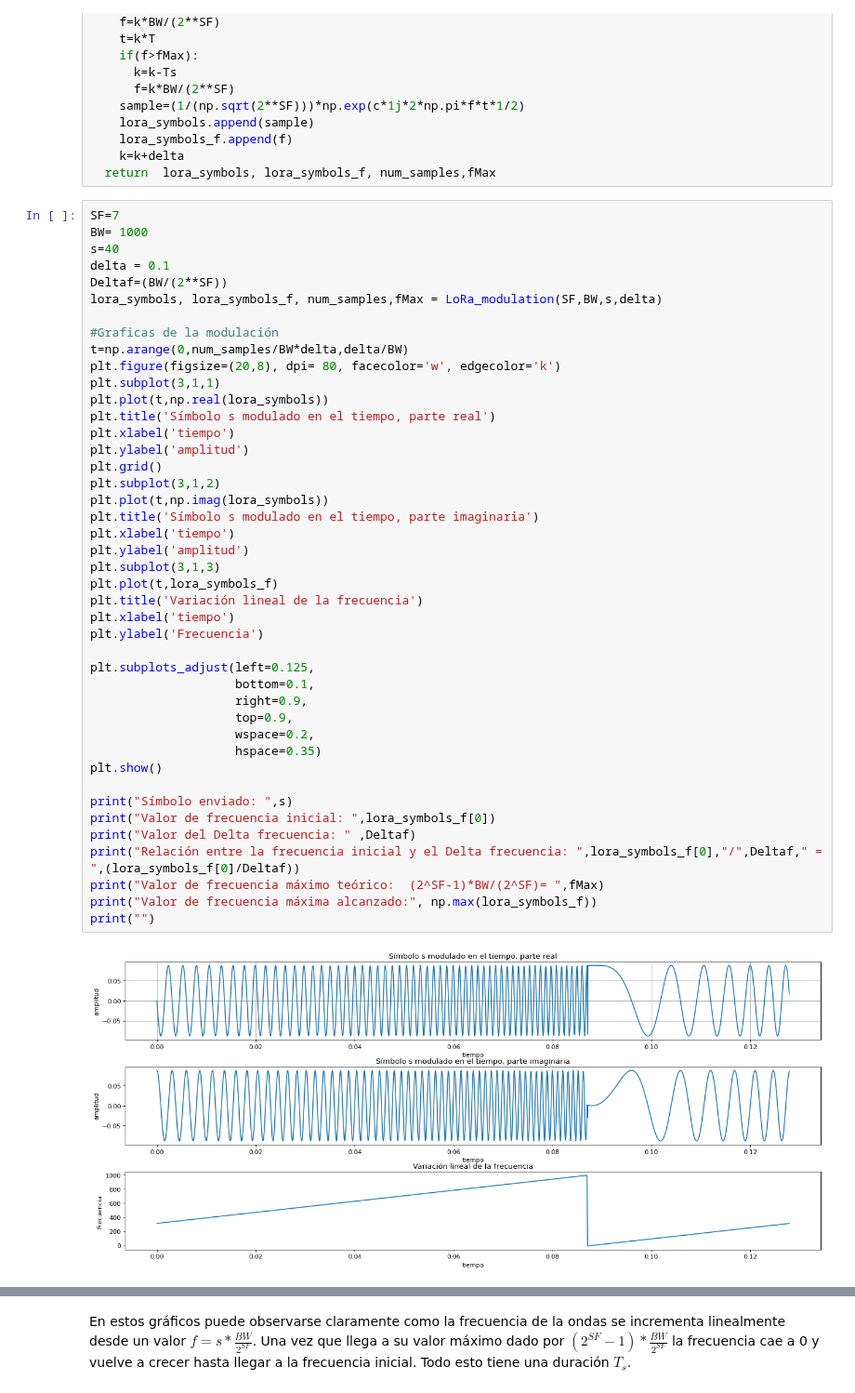
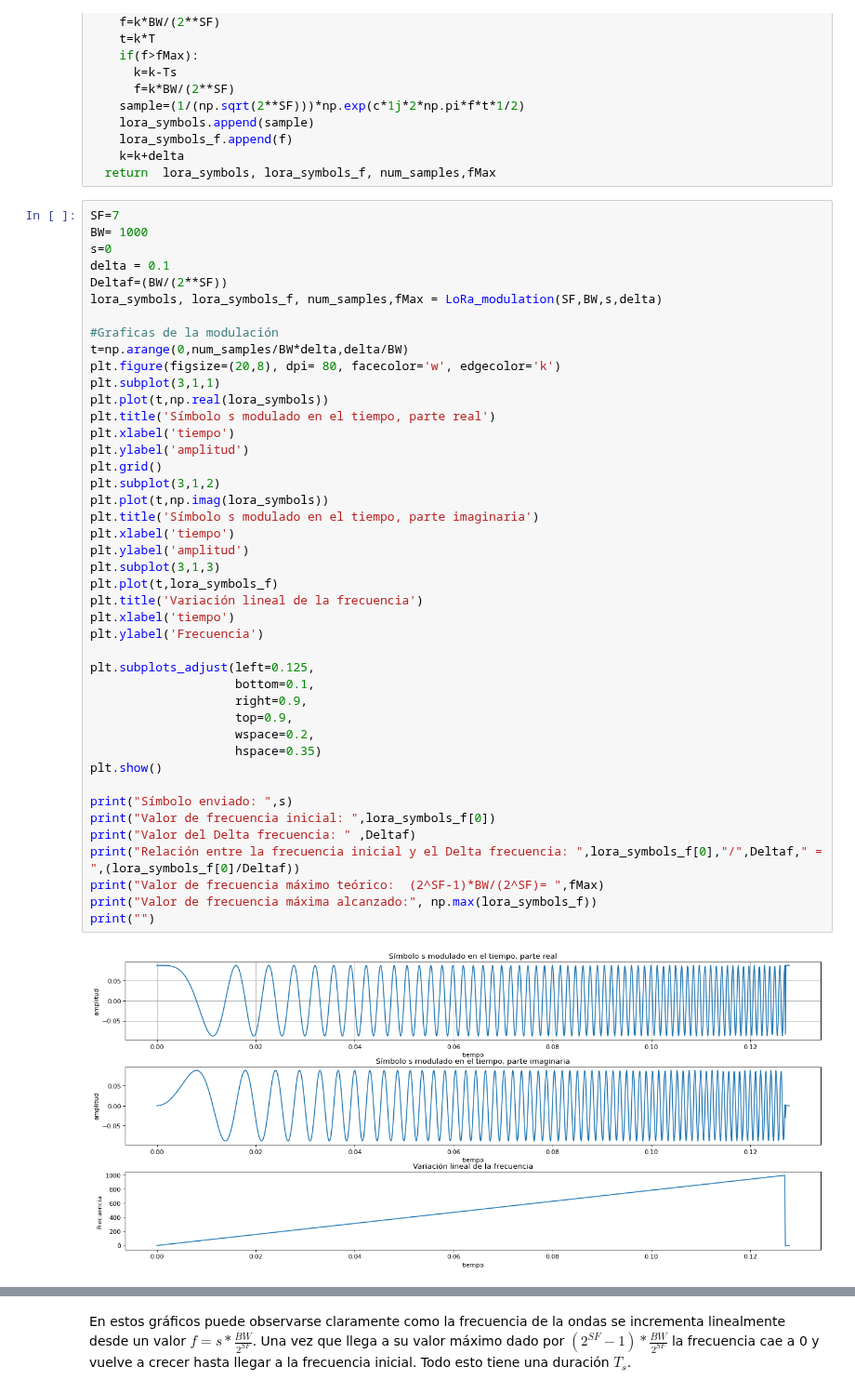
Before and after one commit to nicopinera/com-dig, a Jupyter notebook: Documentacion/Extra/LoRa Modulation.ipynb, the cells around one changed output, grey strips where cells are left out. Shown at 93% size. Drawn from its saved outputs; the diff is of its cells as text.

```diff
--- a/Documentacion/Extra/LoRa Modulation.ipynb
+++ b/Documentacion/Extra/LoRa Modulation.ipynb
@@ -71,7 +71,7 @@ def LoRa_modulation(SF, BW, s,delta,c=1):
 # %%
 SF=7
 BW= 1000
-s=40
+s=0
 delta = 0.1
 Deltaf=(BW/(2**SF))
 lora_symbols, lora_symbols_f, num_samples,fMax = LoRa_modulation(SF,BW,s,delta)
@@ -85,31 +85,31 @@ plt.title('Símbolo s modulado en el tiempo, parte real')
 plt.xlabel('tiempo')
 plt.ylabel('amplitud')
 plt.grid()
 plt.subplot(3,1,2)
 plt.plot(t,np.imag(lora_symbols))
 plt.title('Símbolo s modulado en el tiempo, parte imaginaria')
 plt.xlabel('tiempo')
 plt.ylabel('amplitud')
 plt.subplot(3,1,3)
 plt.plot(t,lora_symbols_f)
 plt.title('Variación lineal de la frecuencia')
 plt.xlabel('tiempo')
 plt.ylabel('Frecuencia')
 
 plt.subplots_adjust(left=0.125,
                     bottom=0.1,
                     right=0.9,
                     top=0.9,
                     wspace=0.2,
                     hspace=0.35)
 plt.show()
 
 print("Símbolo enviado: ",s)
 print("Valor de frecuencia inicial: ",lora_symbols_f[0])
 print("Valor del Delta frecuencia: " ,Deltaf)
 print("Relación entre la frecuencia inicial y el Delta frecuencia: ",lora_symbols_f[0],"/",Deltaf," = ",(lora_symbols_f[0]/Deltaf))
 print("Valor de frecuencia máximo teórico:  (2^SF-1)*BW/(2^SF)= ",fMax)
 print("Valor de frecuencia máxima alcanzado:", np.max(lora_symbols_f))
 print("")
 # %% [output]
-[figure, old version]
+[figure, new version]
```
Also changed, not shown: parts of 2 cells of this notebook.
